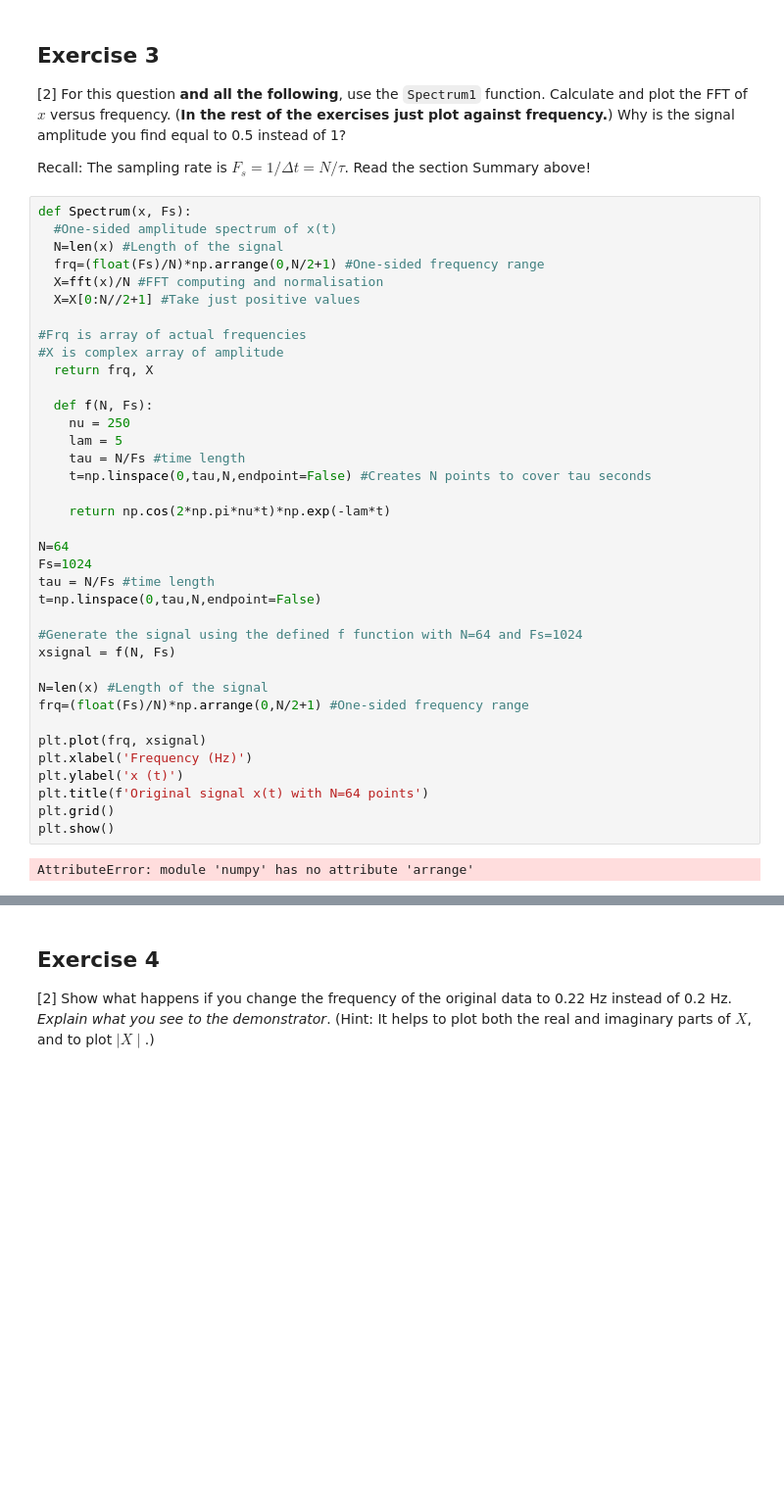
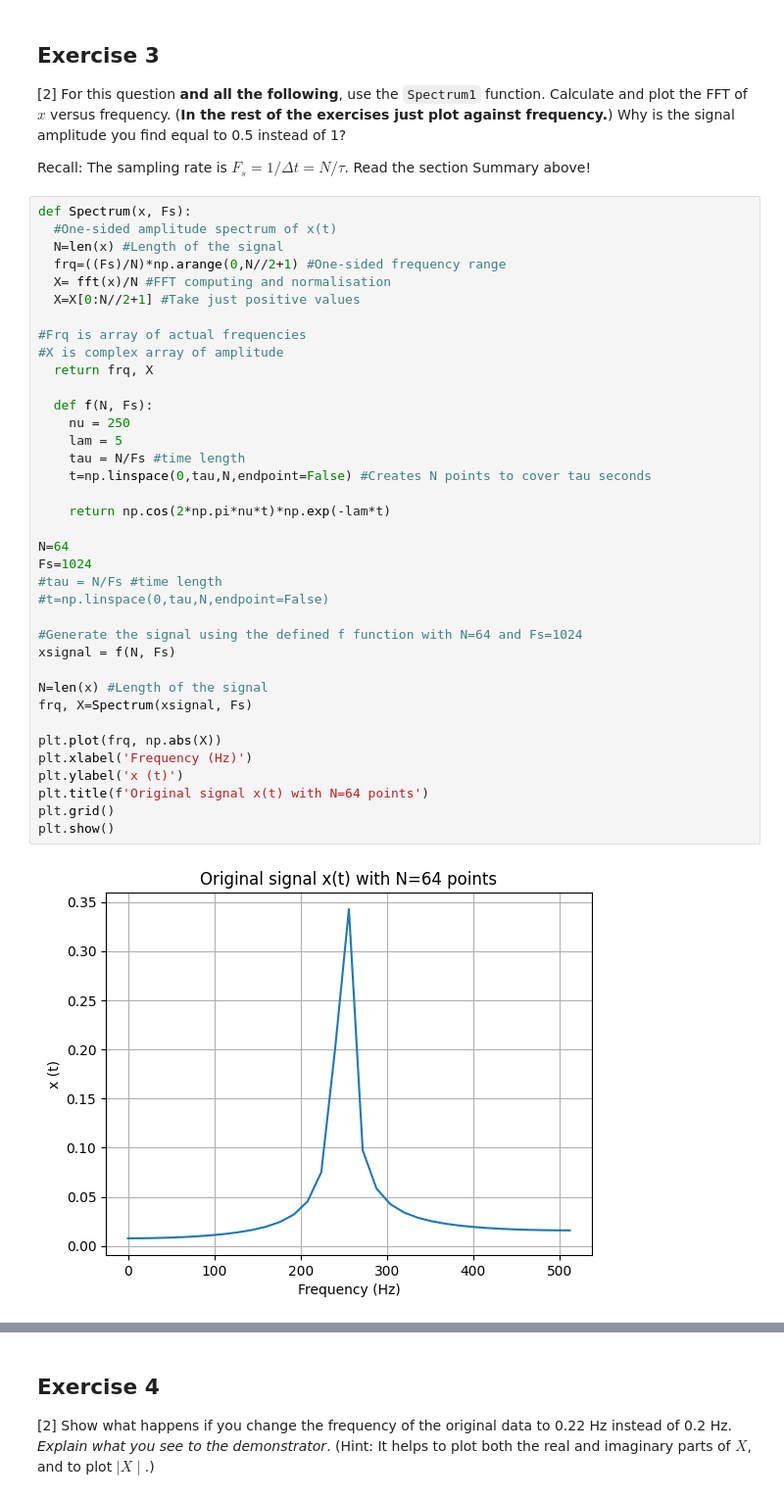
Before and after one commit to PX2145-2025/week-10-b-lowri-nicholls, a Jupyter notebook: FFT.ipynb, the cells around one changed output, grey strips where cells are left out. Shown at 98% size. Drawn from its saved outputs; the diff is of its cells as text; blank space fills up the shorter version.

```diff
--- a/FFT.ipynb
+++ b/FFT.ipynb
@@ -417,38 +414,38 @@ plt.grid()
 def Spectrum(x, Fs):
   #One-sided amplitude spectrum of x(t)
   N=len(x) #Length of the signal
-  frq=(float(Fs)/N)*np.arrange(0,N/2+1) #One-sided frequency range
-  X=fft(x)/N #FFT computing and normalisation
+  frq=((Fs)/N)*np.arange(0,N//2+1) #One-sided frequency range
+  X= fft(x)/N #FFT computing and normalisation
   X=X[0:N//2+1] #Take just positive values
 
 #Frq is array of actual frequencies
 #X is complex array of amplitude
   return frq, X
 
   def f(N, Fs):
     nu = 250
     lam = 5
     tau = N/Fs #time length
     t=np.linspace(0,tau,N,endpoint=False) #Creates N points to cover tau seconds
 
     return np.cos(2*np.pi*nu*t)*np.exp(-lam*t)
 
 N=64
 Fs=1024
-tau = N/Fs #time length
-t=np.linspace(0,tau,N,endpoint=False)
+#tau = N/Fs #time length
+#t=np.linspace(0,tau,N,endpoint=False)
 
 #Generate the signal using the defined f function with N=64 and Fs=1024
 xsignal = f(N, Fs)
 
 N=len(x) #Length of the signal
-frq=(float(Fs)/N)*np.arrange(0,N/2+1) #One-sided frequency range
+frq, X=Spectrum(xsignal, Fs)
 
-plt.plot(frq, xsignal)
+plt.plot(frq, np.abs(X))
 plt.xlabel('Frequency (Hz)')
 plt.ylabel('x (t)')
 plt.title(f'Original signal x(t) with N=64 points')
 plt.grid()
 plt.show()
 # %% [output]
-AttributeError: module 'numpy' has no attribute 'arrange'
+[figure, added]
```
Also changed, not shown: parts of 18 cells of this notebook.
